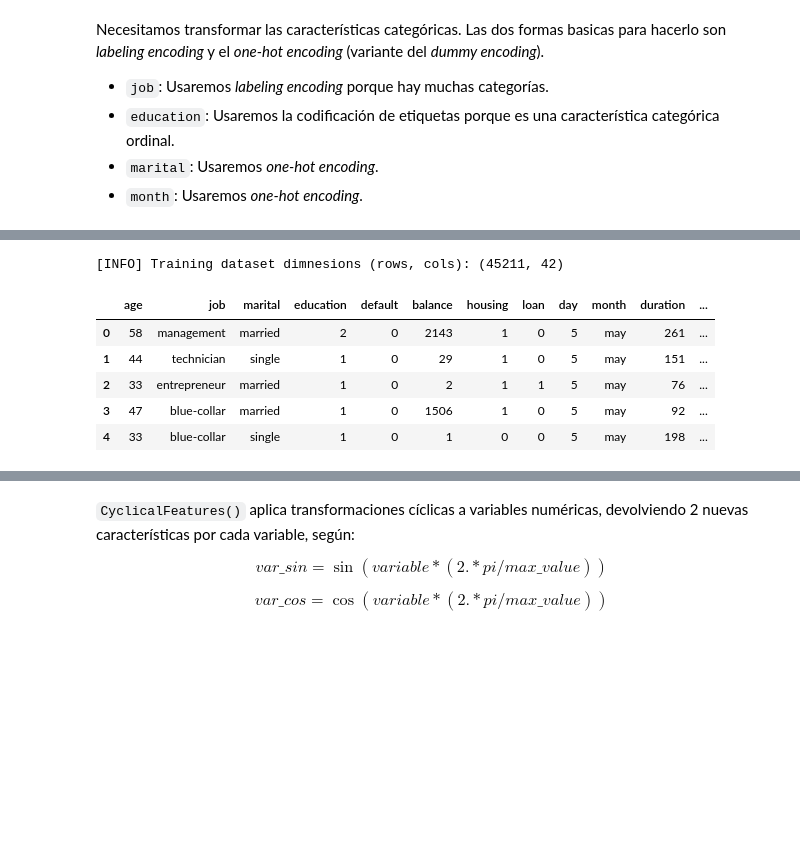
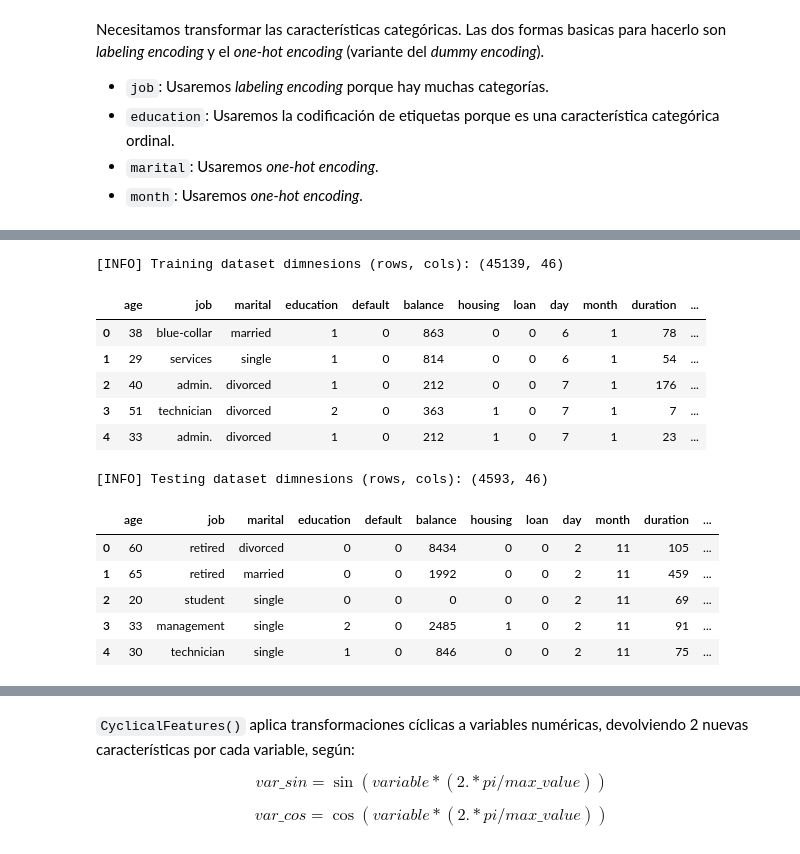
Before and after one commit to joefavergel/pbs-enae-python-applications-course, a Jupyter notebook: 1-customer-segmentation-target marketing.ipynb, the cells around one changed output, grey strips where cells are left out. Drawn from its saved outputs; the diff is of its cells as text; code cells hidden in the pictures; blank space fills up the shorter version.

```diff
--- a/1-customer-segmentation-target marketing.ipynb
+++ b/1-customer-segmentation-target marketing.ipynb
@@ -141,0 +172,16 @@ with pd.option_context('display.max_columns', None):
+# %%
+start = pd.Timestamp(2022, 11, 1)
+
+train = data.query("date < @start").copy()
+train.sort_values(by="date", inplace=True)
+train.reset_index(drop=True, inplace=True)
+with pd.option_context('display.max_columns', None):
+    print(f"[INFO] Training dataset dimnesions (rows, cols): {train.shape}")
+    display(train)
+
+test = data.query("date >= @start").copy()
+test.sort_values(by="date", inplace=True)
+test.reset_index(drop=True, inplace=True)
+with pd.option_context('display.max_columns', None):
+    print(f"[INFO] Testing dataset dimnesions (rows, cols): {test.shape}")
+    display(test)
@@ -305,34 +410,59 @@ Necesitamos transformar las características categóricas. Las dos formas basica
 # %%
 from sklearn.preprocessing import LabelEncoder
 
 
 laenc = LabelEncoder()
 # train['job'] = laenc.fit_transform(train['job'])
 train['education'] = laenc.fit_transform(train['education'])
 test['education'] = laenc.fit_transform(test['education'])
 train = pd.concat([
     train,
     pd.get_dummies(train["job"], prefix='job'),
     pd.get_dummies(train["marital"], prefix='marital'),
     pd.get_dummies(train["month"], prefix='month')
 ], axis=1)
+train = pd.concat([
+    train,
+    pd.DataFrame(np.zeros((len(train), 2)), columns=["month_11", "month_12"]),
+], axis=1)
 
 test = pd.concat([
     test,
     pd.get_dummies(test["job"], prefix='job'),
     pd.get_dummies(test["marital"], prefix='marital'),
     pd.get_dummies(test["month"], prefix='month')
 ], axis=1)
+test = pd.concat([
+    test,
+    pd.DataFrame(
+        index=np.arange(0, len(test)),
+        data=np.zeros((len(test), 10)),
+        columns=[f"month_{idx}" for idx in range(1, 11)]
+    )
+], axis=1)
+
+# with pd.option_context('display.max_columns', None):
+#     print(f"[INFO] Training dataset dimnesions (rows, cols): {train.shape}")
+#     display(train.head())
 
 with pd.option_context('display.max_columns', None):
     print(f"[INFO] Training dataset dimnesions (rows, cols): {train.shape}")
     display(train.head())
+    print(f"\n[INFO] Testing dataset dimnesions (rows, cols): {test.shape}")
+    display(test.head())
 # %% [output]
-[INFO] Training dataset dimnesions (rows, cols): (45211, 42)
+[INFO] Training dataset dimnesions (rows, cols): (45139, 46)
 |  | age | job | marital | education | default | balance | housing | loan | day | month | duration | ... |
-| 0 | 58 | management | married | 2 | 0 | 2143 | 1 | 0 | 5 | may | 261 | ... |
-| 1 | 44 | technician | single | 1 | 0 | 29 | 1 | 0 | 5 | may | 151 | ... |
-| 2 | 33 | entrepreneur | married | 1 | 0 | 2 | 1 | 1 | 5 | may | 76 | ... |
-| 3 | 47 | blue-collar | married | 1 | 0 | 1506 | 1 | 0 | 5 | may | 92 | ... |
-| 4 | 33 | blue-collar | single | 1 | 0 | 1 | 0 | 0 | 5 | may | 198 | ... |
+| 0 | 38 | blue-collar | married | 1 | 0 | 863 | 0 | 0 | 6 | 1 | 78 | ... |
+| 1 | 29 | services | single | 1 | 0 | 814 | 0 | 0 | 6 | 1 | 54 | ... |
+| 2 | 40 | admin. | divorced | 1 | 0 | 212 | 0 | 0 | 7 | 1 | 176 | ... |
+| 3 | 51 | technician | divorced | 2 | 0 | 363 | 1 | 0 | 7 | 1 | 7 | ... |
+| 4 | 33 | admin. | divorced | 1 | 0 | 212 | 1 | 0 | 7 | 1 | 23 | ... |
+[INFO] Testing dataset dimnesions (rows, cols): (4593, 46)
+|  | age | job | marital | education | default | balance | housing | loan | day | month | duration | ... |
+| 0 | 60 | retired | divorced | 0 | 0 | 8434 | 0 | 0 | 2 | 11 | 105 | ... |
+| 1 | 65 | retired | married | 0 | 0 | 1992 | 0 | 0 | 2 | 11 | 459 | ... |
+| 2 | 20 | student | single | 0 | 0 | 0 | 0 | 0 | 2 | 11 | 69 | ... |
+| 3 | 33 | management | single | 2 | 0 | 2485 | 1 | 0 | 2 | 11 | 91 | ... |
+| 4 | 30 | technician | single | 1 | 0 | 846 | 0 | 0 | 2 | 11 | 75 | ... |
 # %%
```
Also changed, not shown: parts of 26 cells of this notebook.
